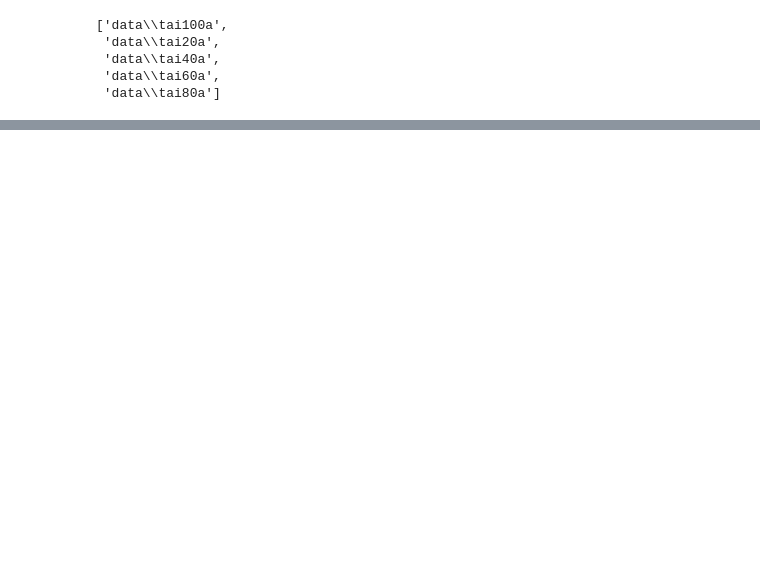
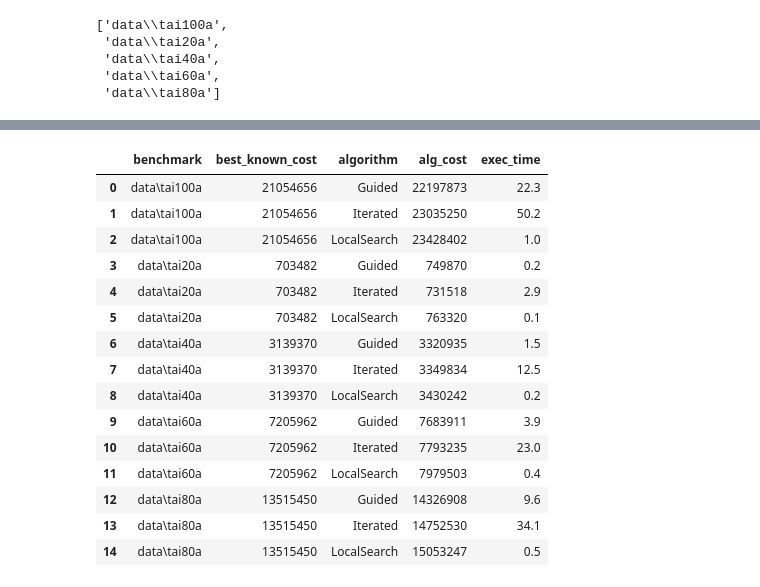
Before and after one commit to CodeSopranos/LocalSearch, a Jupyter notebook: LocalSearch.ipynb, the cells around one changed output, grey strips where cells are left out. Cells and saved outputs as stored; diff of their text form; code cells hidden in the pictures; blank space fills up the shorter version.

```diff
--- a/LocalSearch.ipynb
+++ b/LocalSearch.ipynb
@@ -124,0 +330,25 @@ Wall time: 46.8 s
+# %%
+stat_df = pd.DataFrame.from_dict(stat_dct)
+# %%
+agg_stat = stat_df.groupby(['benchmark', 'best_known_cost','algorithm']).agg({'alg_cost': 'mean',
+                                                                              'exec_time': 'mean'})
+# %%
+agg_stat['alg_cost'] = agg_stat['alg_cost'].astype('int')
+np.around(agg_stat, 1).reset_index()
+# %% [output]
+|  | benchmark | best_known_cost | algorithm | alg_cost | exec_time |
+| 0 | data\tai100a | 21054656 | Guided | 22197873 | 22.3 |
+| 1 | data\tai100a | 21054656 | Iterated | 23035250 | 50.2 |
+| 2 | data\tai100a | 21054656 | LocalSearch | 23428402 | 1.0 |
+| 3 | data\tai20a | 703482 | Guided | 749870 | 0.2 |
+| 4 | data\tai20a | 703482 | Iterated | 731518 | 2.9 |
+| 5 | data\tai20a | 703482 | LocalSearch | 763320 | 0.1 |
+| 6 | data\tai40a | 3139370 | Guided | 3320935 | 1.5 |
+| 7 | data\tai40a | 3139370 | Iterated | 3349834 | 12.5 |
+| 8 | data\tai40a | 3139370 | LocalSearch | 3430242 | 0.2 |
+| 9 | data\tai60a | 7205962 | Guided | 7683911 | 3.9 |
+| 10 | data\tai60a | 7205962 | Iterated | 7793235 | 23.0 |
+| 11 | data\tai60a | 7205962 | LocalSearch | 7979503 | 0.4 |
+| 12 | data\tai80a | 13515450 | Guided | 14326908 | 9.6 |
+| 13 | data\tai80a | 13515450 | Iterated | 14752530 | 34.1 |
+| 14 | data\tai80a | 13515450 | LocalSearch | 15053247 | 0.5 |
```
Also changed, not shown: parts of 13 cells of this notebook, 22 other files.
